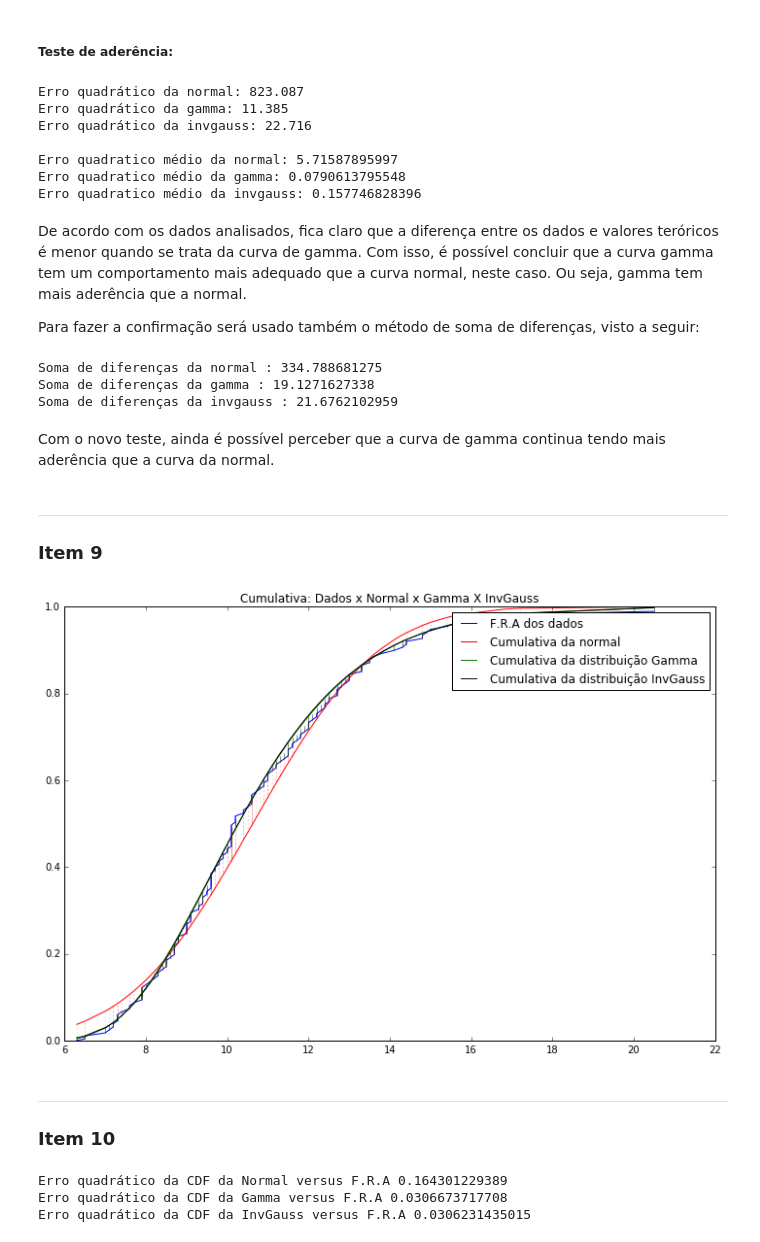
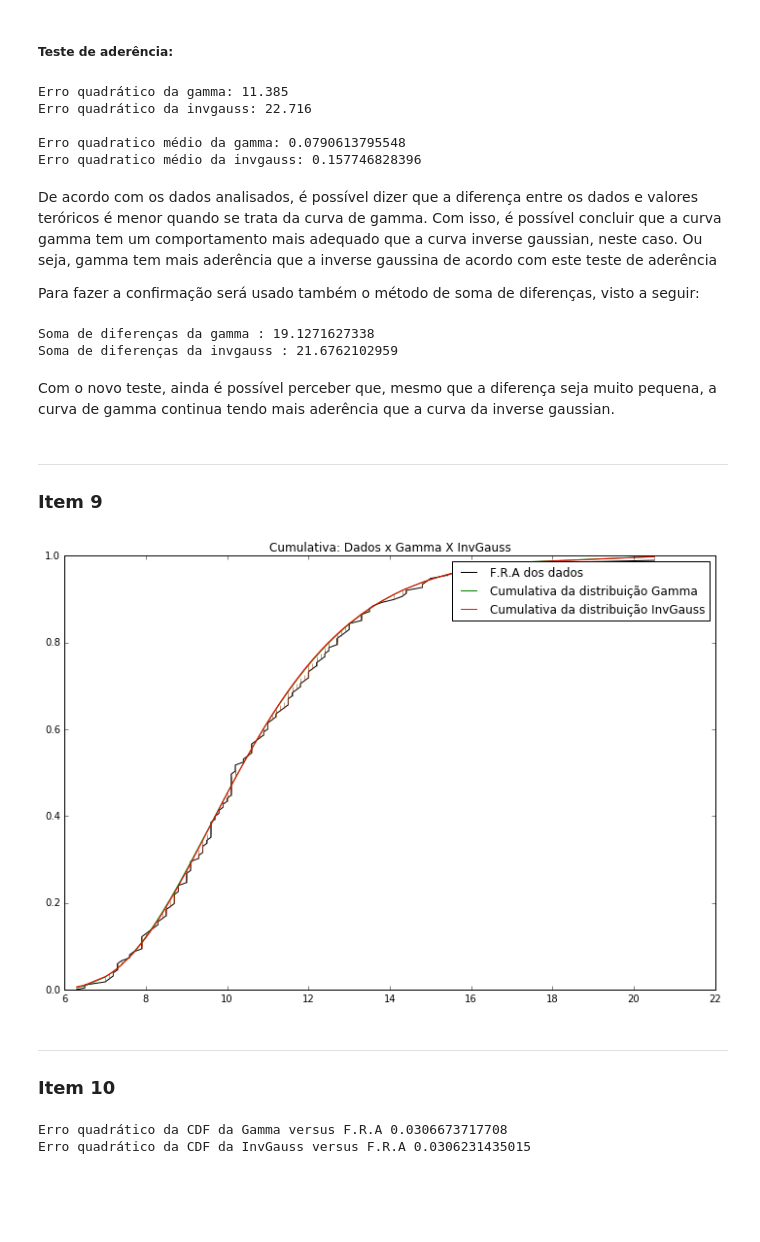
Before and after one commit to decoejz/CD, a Jupyter notebook: MiniProjeto1/mini_projeto_1.ipynb, the cells around one changed output. Cells and saved outputs as stored; diff of their text form; code cells hidden in the pictures; blank space fills up the shorter version.

```diff
--- a/MiniProjeto1/mini_projeto_1.ipynb
+++ b/MiniProjeto1/mini_projeto_1.ipynb
@@ -157,8 +154,3 @@ ___
-# %%
-param_normal = stats.norm.fit(pesos)
-
-media = param_normal[0]
-desv_pad = param_normal[1]
 # %% [markdown]
 #### Para a curva gama:
 # %%
@@ -213,7 +203,6 @@ for i in range(len(pesos)):
 fra = pd.Series(data=fra)
 
 # Gera os valores dos quantis teóricos para as distribuições analisadas
-q_norm = stats.expon.ppf(fra, scale=desv_pad, loc=media) # quantis teóricos da exponencial
 q_gamma = stats.gamma.ppf(fra, scale=teta_gama, loc=loc_gama, a=k_gama)
 q_gauss = stats.invgauss.ppf(fra, mu=mu_gauss,scale=scale_gauss,loc=loc_gauss)
 
@@ -222,16 +211,14 @@ fig = plt.figure(figsize=(12,8))
 
 plt.title("Q-Q plot: Dados x Normal x Gamma")
 
-norm_plot, = plt.plot(pesos, q_norm, 'o', color="red", label="Normal")
 gamma_plot, = plt.plot(pesos, q_gamma, 'o', color="green", label = "Gamma")
-gauss_plot, = plt.plot(pesos, q_gauss, 'o', color="black", label = "InvGauss")
+gauss_plot, = plt.plot(pesos, q_gauss, 'o', color="red", label = "InvGauss")
 
-plt.legend(handles=[norm_plot, gamma_plot,gauss_plot])
+plt.legend(handles=[gamma_plot,gauss_plot])
 plt.plot((min(pesos), max(pesos)), (min(pesos), max(pesos)), '-')
 
 
 for i in range(len(gato.coracao)):
-    plt.plot((pesos[i], pesos[i]), (q_norm[i], pesos[i]), '-', color='red', alpha=0.3  )
     plt.plot((pesos[i], pesos[i]), (q_gamma[i], pesos[i]), '-', color='green', alpha=0.3  )
-    plt.plot((pesos[i], pesos[i]), (q_gauss[i], pesos[i]), '-', color='black', alpha=0.3  )
+    plt.plot((pesos[i], pesos[i]), (q_gauss[i], pesos[i]), '-', color='red', alpha=0.3  )
 # %% [output]
@@ -242,91 +229,75 @@ Esse gráfico mostra a diferença entre os quantis teóricos e os dados reais da
 ##### Teste de aderência:
 # %%
 #Erro quadrático:
-erro_quadratico_normal = sum((pesos - q_norm)**2)
 erro_quadratico_gamma = sum((pesos - q_gamma)**2)
 erro_quadratico_gauss = sum((pesos - q_gauss)**2)
 
-print("Erro quadrático da normal: {:4.3f}".format(erro_quadratico_normal))
 print("Erro quadrático da gamma: {:4.3f}".format(erro_quadratico_gamma))
 print("Erro quadrático da invgauss: {:4.3f}\n".format(erro_quadratico_gauss))
 
 #Erro quadrático médio:
-eqm_norm = erro_quadratico_normal/len(pesos)
 eqm_gamma = erro_quadratico_gamma/len(pesos)
 eqm_gauss = erro_quadratico_gauss/len(pesos)
 
-print("Erro quadratico médio da normal:", eqm_norm)
 print("Erro quadratico médio da gamma:", eqm_gamma)
 print("Erro quadratico médio da invgauss:", eqm_gauss)
 # %% [output]
-Erro quadrático da normal: 823.087
 Erro quadrático da gamma: 11.385
 Erro quadrático da invgauss: 22.716
 
-Erro quadratico médio da normal: 5.71587895997
 Erro quadratico médio da gamma: 0.0790613795548
 Erro quadratico médio da invgauss: 0.157746828396
 # %% [markdown]
-De acordo com os dados analisados, fica claro que a diferença entre os dados e valores teróricos é menor quando se trata da curva de gamma. Com isso, é possível concluir que a curva gamma tem um comportamento mais adequado que a curva normal, neste caso. Ou seja, gamma tem mais aderência que a normal.
+De acordo com os dados analisados, é possível dizer que a diferença entre os dados e valores teróricos é menor quando se trata da curva de gamma. Com isso, é possível concluir que a curva gamma tem um comportamento mais adequado que a curva inverse gaussian, neste caso. Ou seja, gamma tem mais aderência que a inverse gaussina de acordo com este teste de aderência
 
 Para fazer a confirmação será usado também o método de soma de diferenças, visto a seguir:
 # %%
-soma_diferenças_normal = sum(abs(pesos - q_norm))
 soma_diferenças_gamma = sum(abs(pesos - q_gamma))
 soma_diferenças_gauss = sum(abs(pesos - q_gauss))
 
-print("Soma de diferenças da normal :", soma_diferenças_normal)
 print("Soma de diferenças da gamma :", soma_diferenças_gamma)
 print("Soma de diferenças da invgauss :", soma_diferenças_gauss)
 # %% [output]
-Soma de diferenças da normal : 334.788681275
 Soma de diferenças da gamma : 19.1271627338
 Soma de diferenças da invgauss : 21.6762102959
 # %% [markdown]
-Com o novo teste, ainda é possível perceber que a curva de gamma continua tendo mais aderência que a curva da normal.
+Com o novo teste, ainda é possível perceber que, mesmo que a diferença seja muito pequena, a curva de gamma continua tendo mais aderência que a curva da inverse gaussian.
 # %% [markdown]
 ___
 ### Item 9
 # %%
 # fra e FDA
-cdf_normal = stats.norm.cdf(pesos, scale=desv_pad,loc=media) #FDA
 cdf_gamma = stats.gamma.cdf(pesos, scale=teta_gama, loc=loc_gama, a=k_gama)
 cdf_gauss = stats.invgauss.cdf(pesos, scale=scale_gauss, loc=loc_gauss, mu=mu_gauss)
 
 
 fig = plt.figure(figsize=(12,8))
 
-plt.title("Cumulativa: Dados x Normal x Gamma X InvGauss")
+plt.title("Cumulativa: Dados x Gamma X InvGauss")
 
-dados_fra_plot, = plt.plot(pesos, fra, '-', color='blue', label="F.R.A dos dados")
-cdf_norm_plot,   = plt.plot(pesos, cdf_normal, '-', color='red', label = "Cumulativa da normal")
+dados_fra_plot, = plt.plot(pesos, fra, '-', color='k', label="F.R.A dos dados")
 cdf_gamma_plot, = plt.plot(pesos, cdf_gamma, '-', color='green', label = "Cumulativa da distribuição Gamma")
-cdf_gauss_plot, = plt.plot(pesos, cdf_gauss, '-', color='k', label = "Cumulativa da distribuição InvGauss")
+cdf_gauss_plot, = plt.plot(pesos, cdf_gauss, '-', color='red', label = "Cumulativa da distribuição InvGauss")
 
-plt.legend(handles=[dados_fra_plot, cdf_norm_plot, cdf_gamma_plot, cdf_gauss_plot])
+plt.legend(handles=[dados_fra_plot, cdf_gamma_plot, cdf_gauss_plot])
 
 
 for i in range(len(gato.coracao)):
-    plt.plot((pesos[i], pesos[i]), (fra[i], cdf_normal[i]), ':', color="red", alpha=0.3)
     plt.plot((pesos[i], pesos[i]), (fra[i], cdf_gamma[i]), '--', color="green", alpha=0.3)
-    plt.plot((pesos[i], pesos[i]), (fra[i], cdf_gauss[i]), '--', color="k", alpha=0.3)
+    plt.plot((pesos[i], pesos[i]), (fra[i], cdf_gauss[i]), '--', color="red", alpha=0.3)
 # %% [output]
-[figure, old version]
+[figure, new version]
 # %% [markdown]
 ___
 ### Item 10
 # %%
 # Erro quadrático nas CDFs
-erro_quad_cdf_normal = sum((fra - cdf_normal)**2)
-
 erro_quad_cdf_gamma = sum((fra - cdf_gamma)**2)
 
 erro_quad_cdf_gauss = sum((fra - cdf_gauss)**2)
 
-print("Erro quadrático da CDF da Normal versus F.R.A", erro_quad_cdf_normal)
 print("Erro quadrático da CDF da Gamma versus F.R.A", erro_quad_cdf_gamma)
 print("Erro quadrático da CDF da InvGauss versus F.R.A", erro_quad_cdf_gauss)
 # %% [output]
-Erro quadrático da CDF da Normal versus F.R.A 0.164301229389
 Erro quadrático da CDF da Gamma versus F.R.A 0.0306673717708
 Erro quadrático da CDF da InvGauss versus F.R.A 0.0306231435015
```
Also changed, not shown: parts of 14 cells of this notebook.
